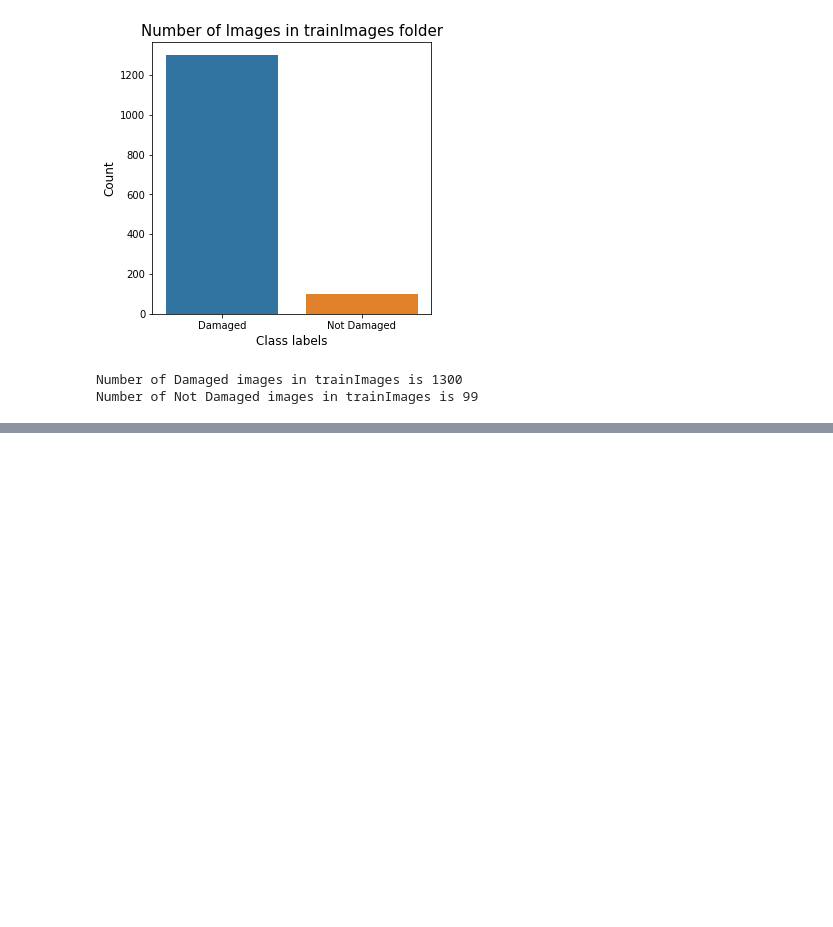
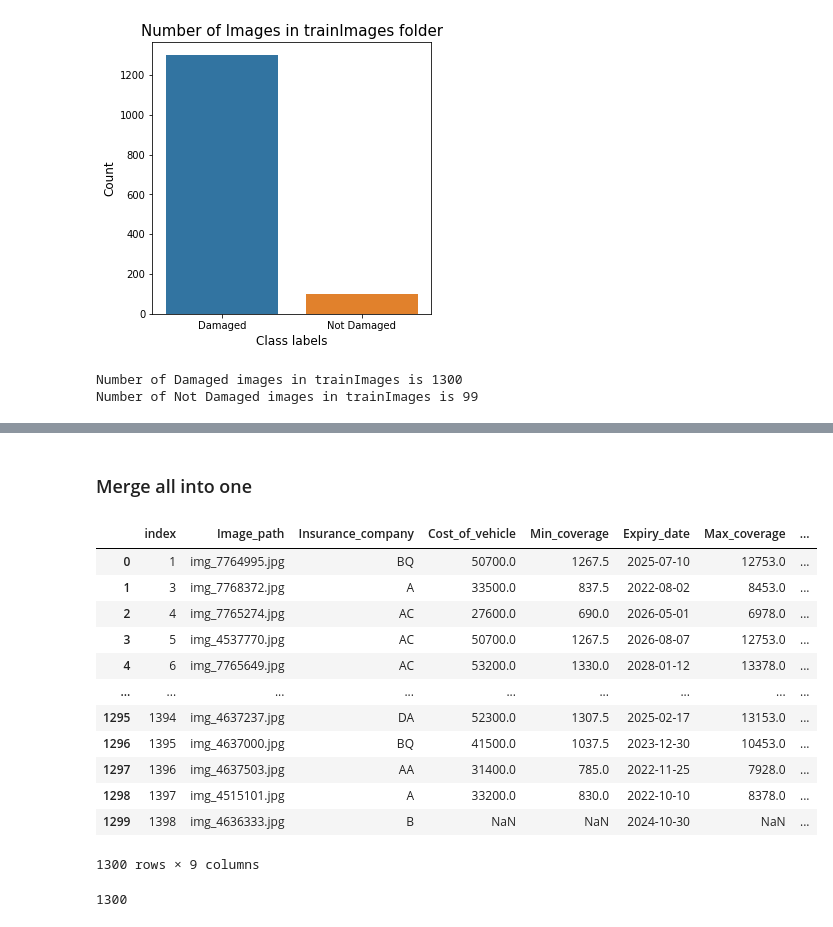
Before and after one commit to utshabkg/ML_Competition-AND-Practice, a Jupyter notebook: Competition/HackerEarth Fast, Furious and Insured/EDA.ipynb, the cells around one changed output, grey strips where cells are left out. Drawn from its saved outputs; the diff is of its cells as text; code cells hidden in the pictures; blank space fills up the shorter version.

```diff
--- a/Competition/HackerEarth Fast, Furious and Insured/EDA.ipynb
+++ b/Competition/HackerEarth Fast, Furious and Insured/EDA.ipynb
@@ -157,0 +181,25 @@ for imagen in il.items:
+# %% [markdown]
+### Merge all into one
+# %%
+train_aug = train.copy()
+train_damaged = train[train['Condition'] == 1].reset_index()
+train_undamaged = train[train['Condition'] == 0].reset_index()
+train_damaged
+# %% [output]
+|  | index | Image_path | Insurance_company | Cost_of_vehicle | Min_coverage | Expiry_date | Max_coverage | ... |
+| 0 | 1 | img_7764995.jpg | BQ | 50700.0 | 1267.5 | 2025-07-10 | 12753.0 | ... |
+| 1 | 3 | img_7768372.jpg | A | 33500.0 | 837.5 | 2022-08-02 | 8453.0 | ... |
+| 2 | 4 | img_7765274.jpg | AC | 27600.0 | 690.0 | 2026-05-01 | 6978.0 | ... |
+| 3 | 5 | img_4537770.jpg | AC | 50700.0 | 1267.5 | 2026-08-07 | 12753.0 | ... |
+| 4 | 6 | img_7765649.jpg | AC | 53200.0 | 1330.0 | 2028-01-12 | 13378.0 | ... |
+| ... | ... | ... | ... | ... | ... | ... | ... | ... |
+| 1295 | 1394 | img_4637237.jpg | DA | 52300.0 | 1307.5 | 2025-02-17 | 13153.0 | ... |
+| 1296 | 1395 | img_4637000.jpg | BQ | 41500.0 | 1037.5 | 2023-12-30 | 10453.0 | ... |
+| 1297 | 1396 | img_4637503.jpg | AA | 31400.0 | 785.0 | 2022-11-25 | 7928.0 | ... |
+| 1298 | 1397 | img_4515101.jpg | A | 33200.0 | 830.0 | 2022-10-10 | 8378.0 | ... |
+| 1299 | 1398 | img_4636333.jpg | B | NaN | NaN | 2024-10-30 | NaN | ... |
+1300 rows × 9 columns
+# %%
+len(os.listdir('trainImages/damaged'))
+# %% [output]
+1300
```
Also changed, not shown: parts of 18 cells of this notebook.
